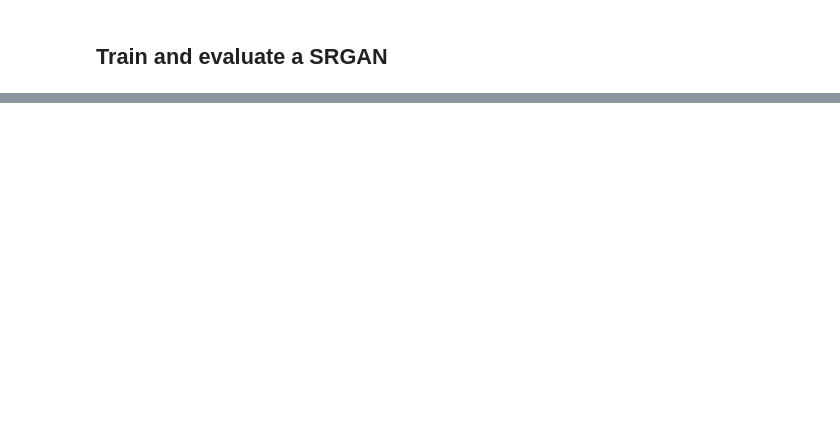
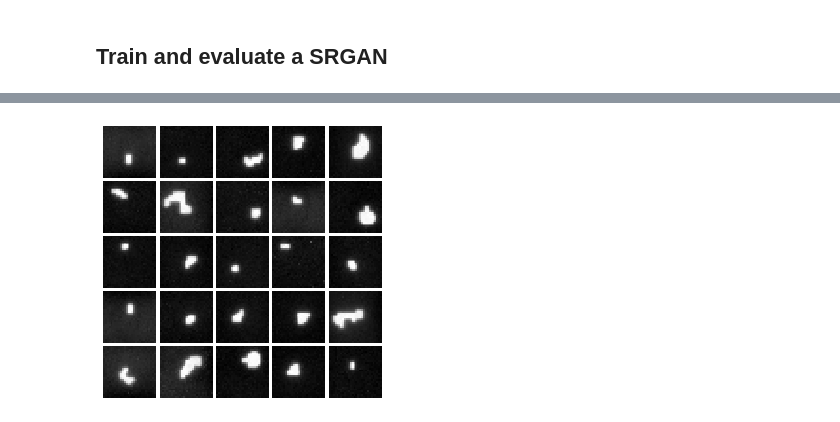
Before and after one commit to priyakasimbeg/cs231n, a Jupyter notebook: deployGAN.ipynb, the cells around one changed output, grey strips where cells are left out. Drawn from its saved outputs; the diff is of its cells as text; code cells hidden in the pictures; blank space fills up the shorter version.

```diff
--- a/deployGAN.ipynb
+++ b/deployGAN.ipynb
@@ -63,0 +82,6 @@ array([[0., 0., 0., ..., 0., 0., 0.],
+# %%
+for x in PHANTOM(batch_size=100):
+    show_images(x[0:25])
+    break
+# %% [output]
+[figure, added]
```
Also changed, not shown: parts of 6 cells of this notebook, 1 other file.
